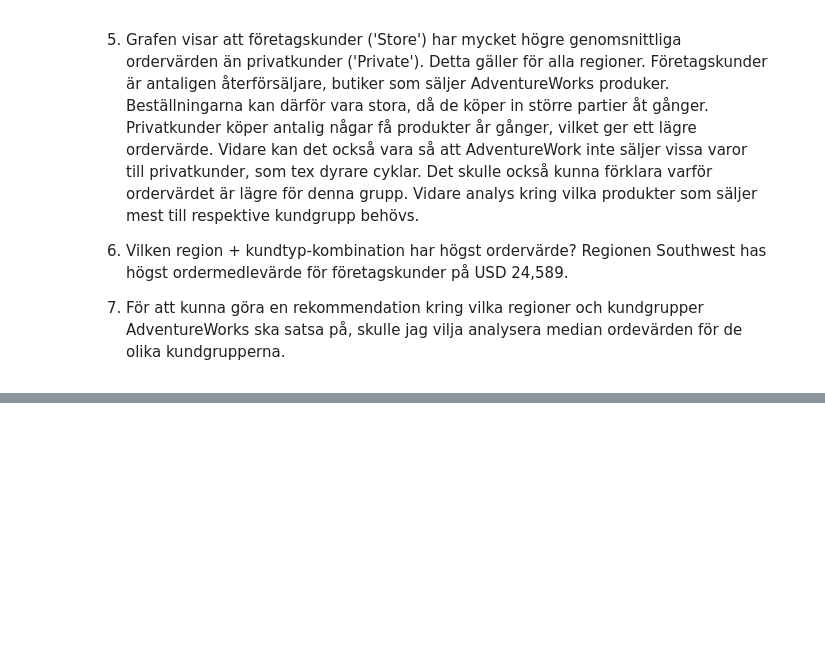
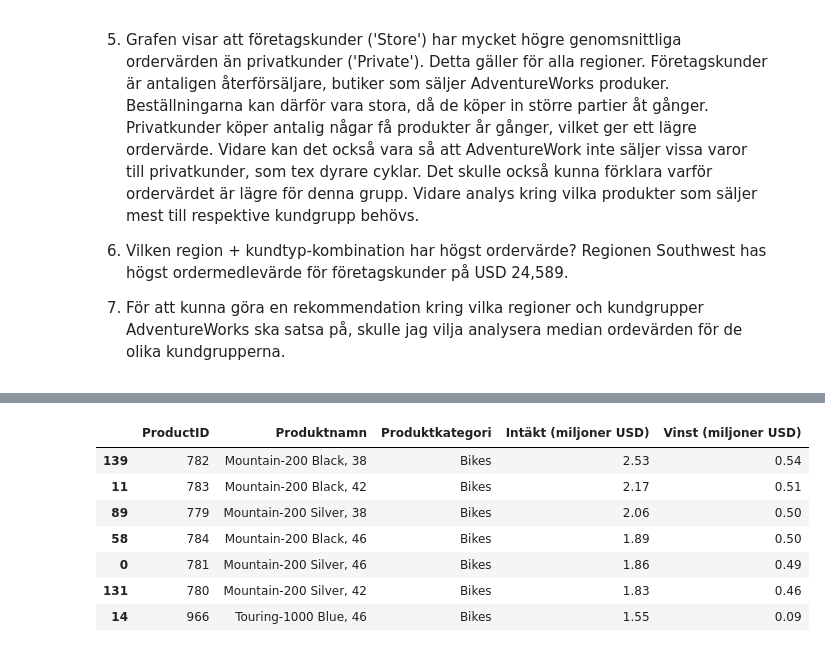
Before and after one commit to EliWei/SQL_uppgift_Dec25, a Jupyter notebook: Notebook.ipynb, the cells around one changed output, grey strips where cells are left out. Saved outputs shown, nothing was run; the diff lists cells and outputs as text; code cells hidden in the pictures; blank space fills up the shorter version.

```diff
--- a/Notebook.ipynb
+++ b/Notebook.ipynb
@@ -1102,0 +1123,34 @@ df_profitmargin_product
+# %%
+sales_threshold = df_sales_profitmargin["Intäkt"].quantile(0.95)
+margin_threshold = df_sales_profitmargin["Vinst"].quantile(0.90)
+
+top_right = df_sales_profitmargin[
+    (df_sales_profitmargin["Intäkt"] >= sales_threshold) &
+    (df_sales_profitmargin["Vinst"] >= margin_threshold)
+]
+
+
+top_right_display = top_right.copy()
+
+top_right_display["Intäkt (miljoner USD)"] = (top_right_display["Intäkt"] / 1_000_000).round(2)
+top_right_display["Vinst (miljoner USD)"] = (top_right_display["Vinst"] / 1_000_000).round(2)
+
+top_right_display.sort_values(
+    by=["Vinst", "Intäkt"],
+    ascending=False
+)[[
+    "ProductID",
+    "Produktnamn",
+    "Produktkategori",
+    "Intäkt (miljoner USD)",
+    "Vinst (miljoner USD)"
+]]
+# %% [output]
+|  | ProductID | Produktnamn | Produktkategori | Intäkt (miljoner USD) | Vinst (miljoner USD) |
+| 139 | 782 | Mountain-200 Black, 38 | Bikes | 2.53 | 0.54 |
+| 11 | 783 | Mountain-200 Black, 42 | Bikes | 2.17 | 0.51 |
+| 89 | 779 | Mountain-200 Silver, 38 | Bikes | 2.06 | 0.50 |
+| 58 | 784 | Mountain-200 Black, 46 | Bikes | 1.89 | 0.50 |
+| 0 | 781 | Mountain-200 Silver, 46 | Bikes | 1.86 | 0.49 |
+| 131 | 780 | Mountain-200 Silver, 42 | Bikes | 1.83 | 0.46 |
+| 14 | 966 | Touring-1000 Blue, 46 | Bikes | 1.55 | 0.09 |
```
Also changed, not shown: parts of 18 cells of this notebook, 1 other file.
